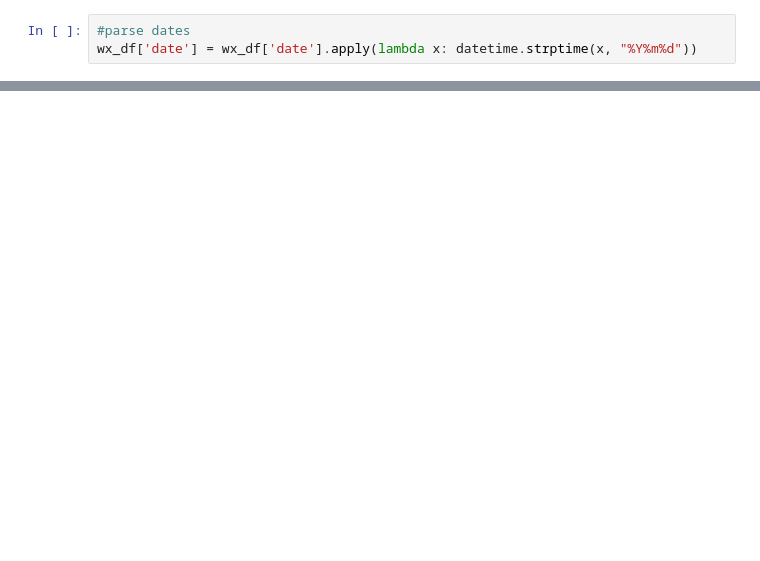
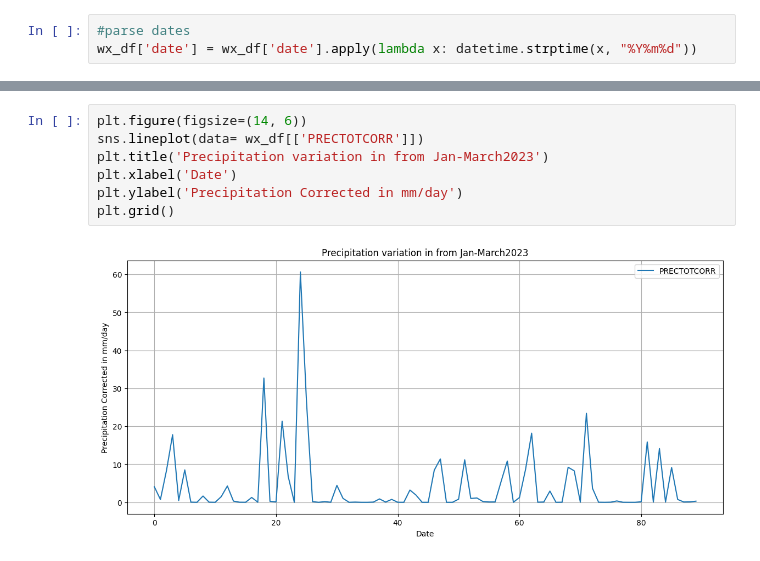
Before and after one commit to farazrahman/EarthScienceAnalytics, a Jupyter notebook: DailyWeather_NASA_POWER/DailyWeather_Viz.ipynb, the cells around one changed output, grey strips where cells are left out. Cells and saved outputs as stored; diff of their text form; blank space fills up the shorter version.

Commit message:
added precipitation viz

```diff
--- a/DailyWeather_NASA_POWER/DailyWeather_Viz.ipynb
+++ b/DailyWeather_NASA_POWER/DailyWeather_Viz.ipynb
@@ -44,0 +48,9 @@ plt.grid()
+# %%
+plt.figure(figsize=(14, 6))
+sns.lineplot(data= wx_df[['PRECTOTCORR']])
+plt.title('Precipitation variation in from Jan-March2023')
+plt.xlabel('Date')
+plt.ylabel('Precipitation Corrected in mm/day')
+plt.grid()
+# %% [output]
+[figure, added]
```
Also changed, not shown: parts of 2 cells of this notebook.
